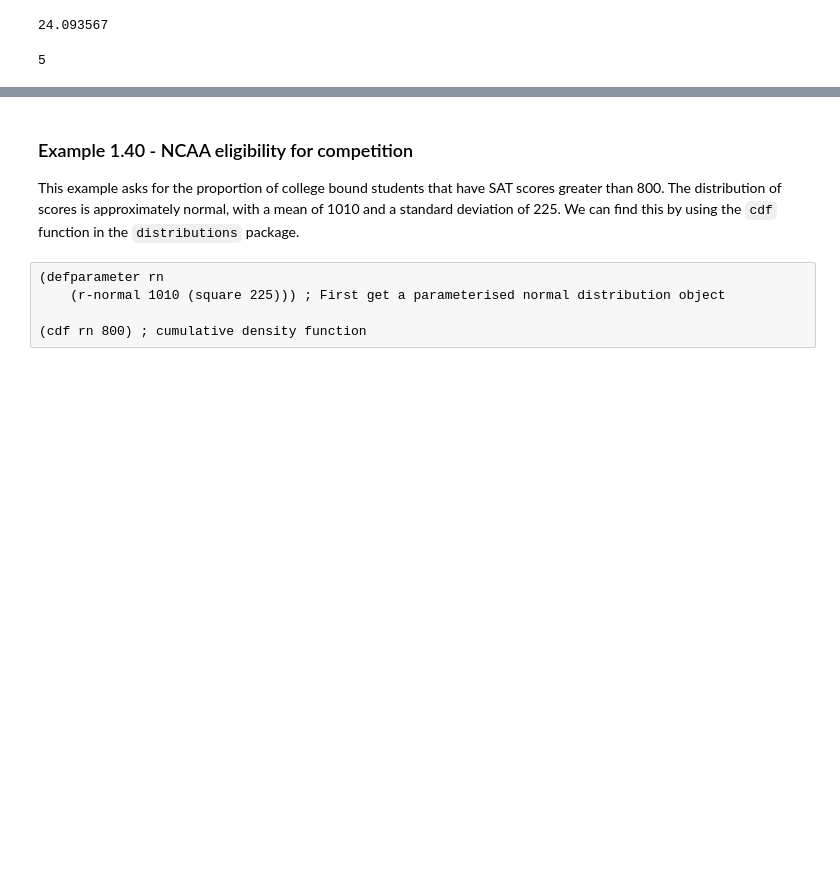
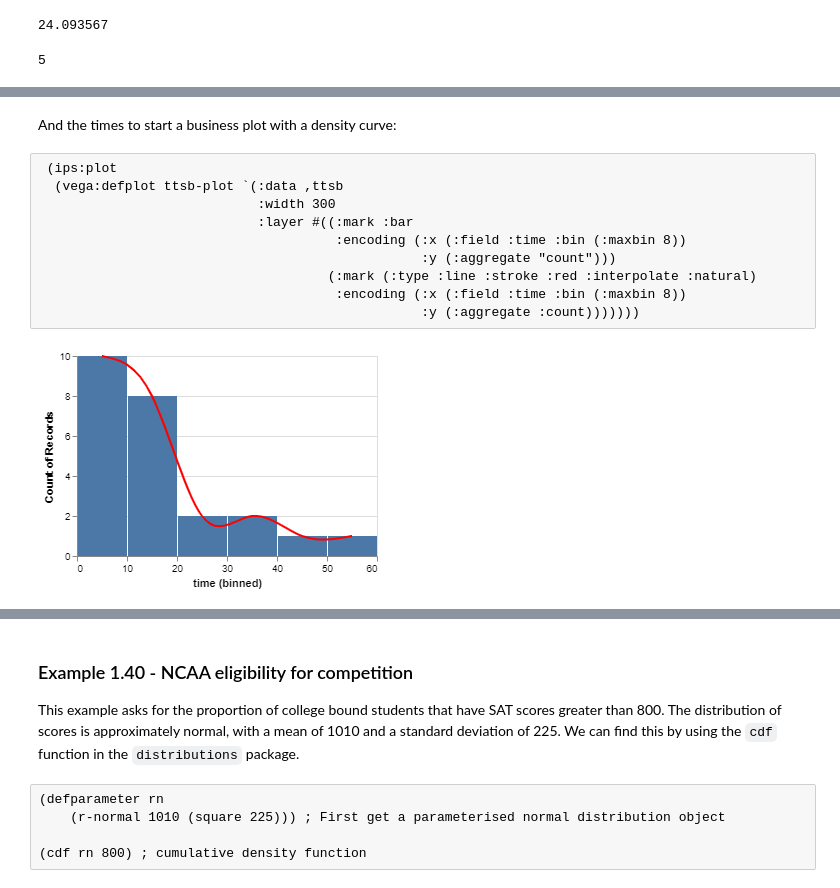
Before and after one commit to Lisp-Stat/IPS9, a Jupyter notebook: notebooks/Part I/Chapter 1 Looking at Data.ipynb, the cells around one changed output, grey strips where cells are left out. Cells and saved outputs as stored; diff of their text form; blank space fills up the shorter version.

```diff
--- a/notebooks/Part I/Chapter 1 Looking at Data.ipynb
+++ b/notebooks/Part I/Chapter 1 Looking at Data.ipynb
@@ -694,0 +718,14 @@ The area under the curve and above any range of values (x axis) is the proportio
+# %% [markdown]
+And the times to start a business plot with a density curve:
+# %%
+ (ips:plot
+  (vega:defplot ttsb-plot `(:data ,ttsb
+                            :width 300
+                            :layer #((:mark :bar
+                                      :encoding (:x (:field :time :bin (:maxbin 8))
+                                                 :y (:aggregate "count")))
+                                     (:mark (:type :line :stroke :red :interpolate :natural)
+                                      :encoding (:x (:field :time :bin (:maxbin 8))
+                                                 :y (:aggregate :count)))))))
+# %% [output]
+[figure, added]
```
Also changed, not shown: parts of 19 cells of this notebook, 2 other files.
